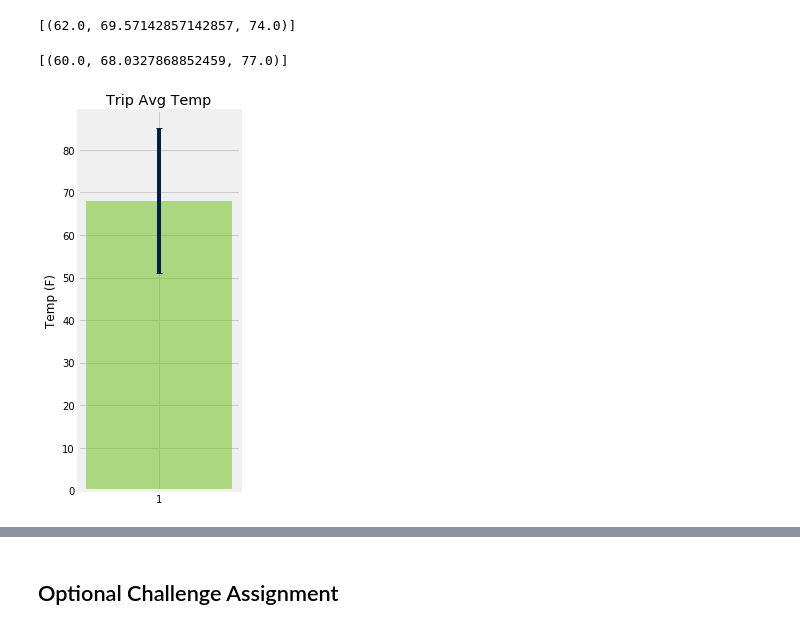
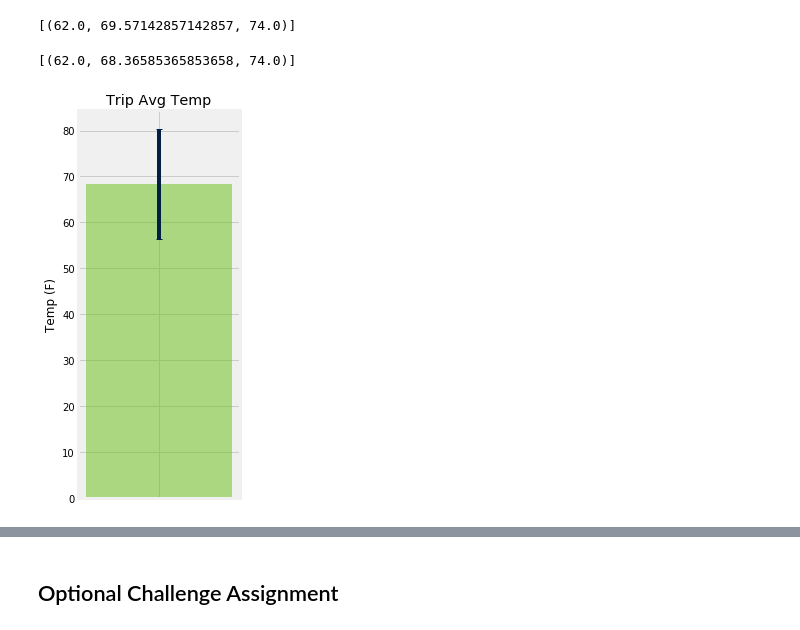
Before and after one commit to philipstubbs13/sqlalchemy-challenge, a Jupyter notebook: climate.ipynb, the cells around one changed output, grey strips where cells are left out. Cells and saved outputs as stored; diff of their text form; code cells hidden in the pictures.

```diff
--- a/climate.ipynb
+++ b/climate.ipynb
@@ -220,31 +251,40 @@ print(calc_temps('2012-02-28', '2012-03-05'))
 # %%
 # Use your previous function `calc_temps` to calculate the tmin, tavg, and tmax
 # for your trip using the previous year's data for those same dates.
-print(calc_temps('2017-01-01', '2017-01-10'))
-temps_list = calc_temps('2017-01-01', '2017-01-10')
+trip_start_date = dt.date(2017, 1 ,1)
+trip_end_date = dt.date(2017, 1 ,7)
+print(calc_temps(trip_start_date, trip_end_date))
+temps_list = calc_temps(trip_start_date, trip_end_date)
 # %% [output]
-[(60.0, 68.0327868852459, 77.0)]
+[(62.0, 68.36585365853658, 74.0)]
 # %%
 # Plot the results from your previous query as a bar chart.
 # Use "Trip Avg Temp" as your Title
 # Use the average temperature for the y value
 # Use the peak-to-peak (tmax-tmin) value as the y error bar (yerr)
 # https://pythonforundergradengineers.com/python-matplotlib-error-bars.html
 fig, ax = plt.subplots(figsize=(3,6))
 x_pos = [1]
 avg_temp = [x[1] for x in temps_list]
 max_temp =  [x[2] for x in temps_list]
 min_temp = [x[0] for x in temps_list]
 error = max_temp[0] - min_temp[0]
 ax.bar(x_pos, avg_temp, yerr=[error], align='center', alpha=0.5, color='#66C010', capsize=3, ecolor="#002145")
 ax.set_ylabel('Temp (F)')
-ax.set_xticks(x_pos)
+ax.set_xticks(x_pos, [])
+plt.tick_params(
+    axis='x',          # changes apply to the x-axis
+    which='both',      # both major and minor ticks are affected
+    bottom=False,      # ticks along the bottom edge are off
+    top=False,         # ticks along the top edge are off
+    labelbottom=False
+)
 ax.set_title('Trip Avg Temp')
 ax.yaxis.grid(True)
 
 # Save the figure and show
 plt.tight_layout()
-plt.savefig('trip_average_temp.png')
+plt.savefig('./Images/trip_average_temp.png')
 plt.show()
 # %% [output]
-[figure, old version]
+[figure, new version]
```
Also changed, not shown: parts of 12 cells of this notebook, 5 other files.
